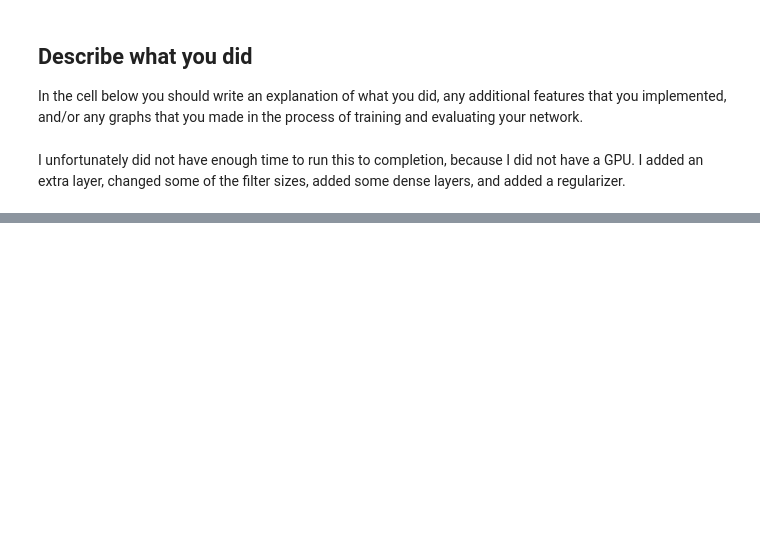
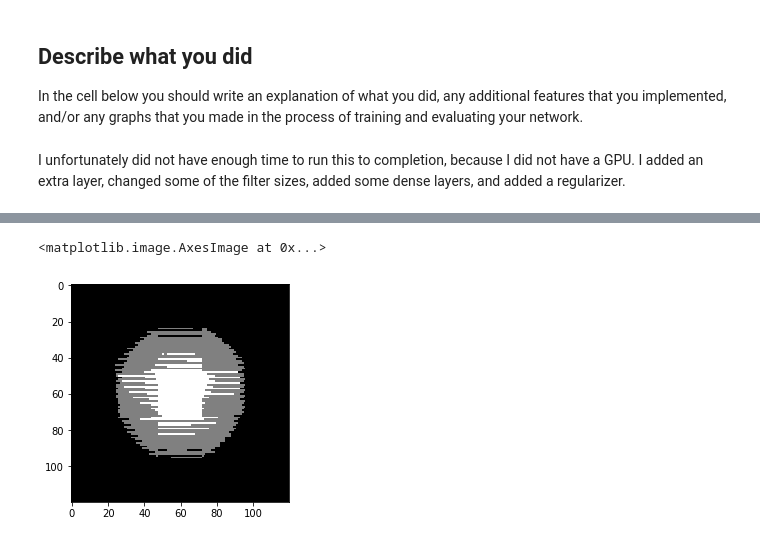
Before and after one commit to scoutsaachi/cs231nFinalProject, a Jupyter notebook: TensorFlow.ipynb, the cells around one changed output, grey strips where cells are left out. Saved outputs shown, nothing was run; the diff lists cells and outputs as text; code cells hidden in the pictures; blank space fills up the shorter version.

```diff
--- a/TensorFlow.ipynb
+++ b/TensorFlow.ipynb
@@ -637,0 +701,8 @@ ImportError: Failed to import pydot. You must install pydot and graphviz for `py
+# %%
+picIndex = 15
+img = m[picIndex].reshape((120, 120))
+img[img==1] = 255
+img[img==2] = 128
+imgLabel = labels[picIndex].reshape((120,120))
+imgLabel[imgLabel==1] = 255
+imgLabel[imgLabel==2] = 128
@@ -637,0 +712,8 @@ ImportError: Failed to import pydot. You must install pydot and graphviz for `py
+# %%
+# plt.savefig("mask.png", Image.fromarray(img.astype(np.uint8)))
+plt.imshow(img, cmap=plt.get_cmap('gray'), vmin=0, vmax=255)
+
+# plt.savefig("mask.png")
+# %% [output]
+<matplotlib.image.AxesImage at 0x...>
+[figure, added]
```
Also changed, not shown: parts of 14 cells of this notebook, 31 other files.
